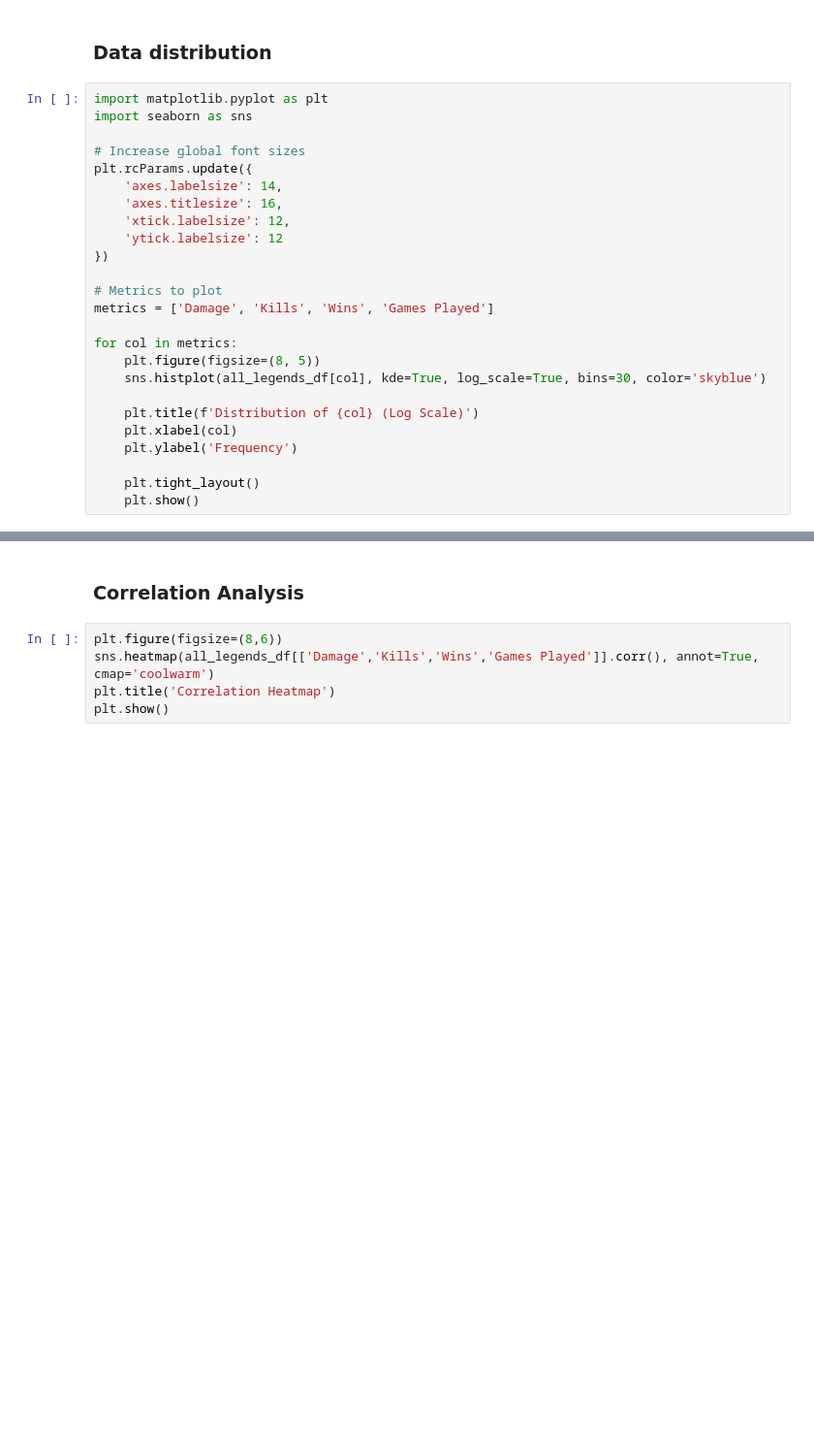
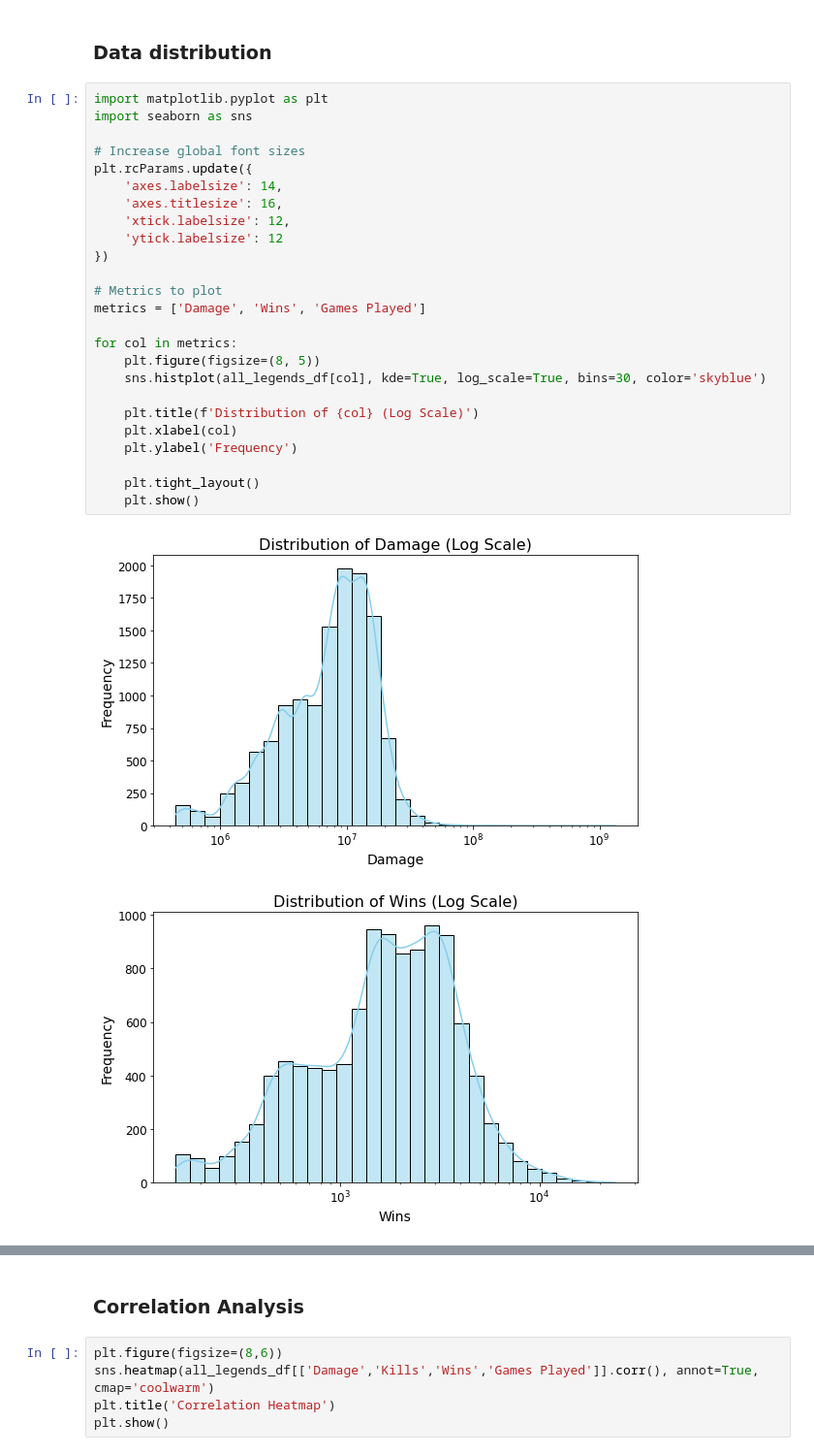
Before and after one commit to AltaafAlly/Apex-Legends-Dataset, a Jupyter notebook: Legend Stats Dataset/Legend_Dataset_Analysis.ipynb, the cells around one changed output, grey strips where cells are left out. Shown at 97% size. Saved outputs shown, nothing was run; the diff lists cells and outputs as text; blank space fills up the shorter version.

```diff
--- a/Legend Stats Dataset/Legend_Dataset_Analysis.ipynb
+++ b/Legend Stats Dataset/Legend_Dataset_Analysis.ipynb
@@ -171,25 +219,28 @@ all_legends_df.describe()
 # %%
 import matplotlib.pyplot as plt
 import seaborn as sns
 
 # Increase global font sizes
 plt.rcParams.update({
     'axes.labelsize': 14,
     'axes.titlesize': 16,
     'xtick.labelsize': 12,
     'ytick.labelsize': 12
 })
 
 # Metrics to plot
-metrics = ['Damage', 'Kills', 'Wins', 'Games Played']
+metrics = ['Damage', 'Wins', 'Games Played']
 
 for col in metrics:
     plt.figure(figsize=(8, 5))
     sns.histplot(all_legends_df[col], kde=True, log_scale=True, bins=30, color='skyblue')
 
     plt.title(f'Distribution of {col} (Log Scale)')
     plt.xlabel(col)
     plt.ylabel('Frequency')
 
     plt.tight_layout()
     plt.show()
+# %% [output]
+[figure, added]
+[figure, added]
```
Also changed, not shown: parts of 11 cells of this notebook, 1 other file.
